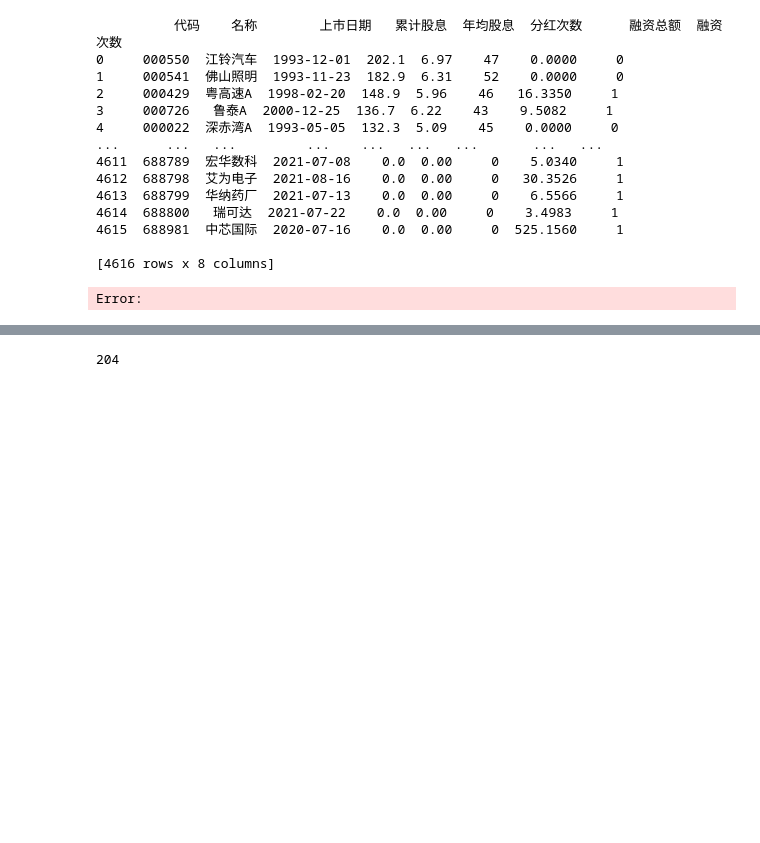
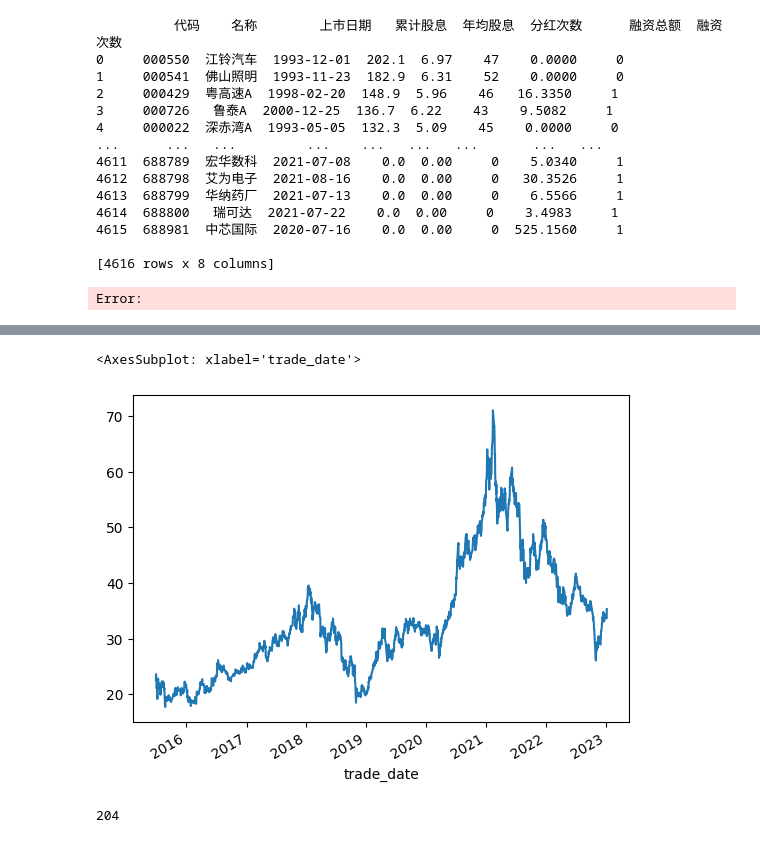
Before and after one commit to steven-xian/example, a Jupyter notebook: learn_python/finance/akshare_demo.ipynb, the cells around one changed output, grey strips where cells are left out. Drawn from its saved outputs; the diff is of its cells as text; code cells hidden in the pictures; blank space fills up the shorter version.

```diff
--- a/learn_python/finance/akshare_demo.ipynb
+++ b/learn_python/finance/akshare_demo.ipynb
@@ -102,0 +91,22 @@ array([['13684458440.06', '17046109916.36', '14866514494.17',
+# %%
+import numpy as np
+import pandas as pd
+import akshare as ak
+
+df = pd.read_csv('bj_industry.csv', header=None)
+code = df[0].str.split('.', n=1, expand=True)
+
+profit = pd.DataFrame()
+total_mv = pd.DataFrame()
+for i in range(len(code)):
+    print(code.iloc[i, 0])
+    lg_ind = ak.stock_a_lg_indicator(symbol=code.iloc[i, 0])
+    profit[code.iloc[i, 0]] = pd.Series(list(lg_ind['total_mv'] / lg_ind['pe_ttm']), index=pd.to_datetime(lg_ind['trade_date']))
+    total_mv[code.iloc[i, 0]] = pd.Series(list(lg_ind['total_mv']), index=pd.to_datetime(lg_ind['trade_date']))
+
+
+print(profit.to_csv("bj_profit.csv"))
+# for index,row in profit.items():
+    # print(index)
+    # print(row)
+# print(total_mv)
@@ -103,3 +133,15 @@ array([['13684458440.06', '17046109916.36', '14866514494.17',
+# %%
+# print(profit)
+profit_sum = profit.sum(axis=1)
+mv_sum = total_mv.sum(axis=1)
+
+# print(profit_sum)
+pe_ttm = mv_sum / profit_sum
+# %%
+pe_ttm.plot(kind='line')
+# %% [output]
+<AxesSubplot: xlabel='trade_date'>
+[figure, added]
 # %%
 print(len())
 # %% [output]
```
Also changed, not shown: parts of 5 cells of this notebook.
